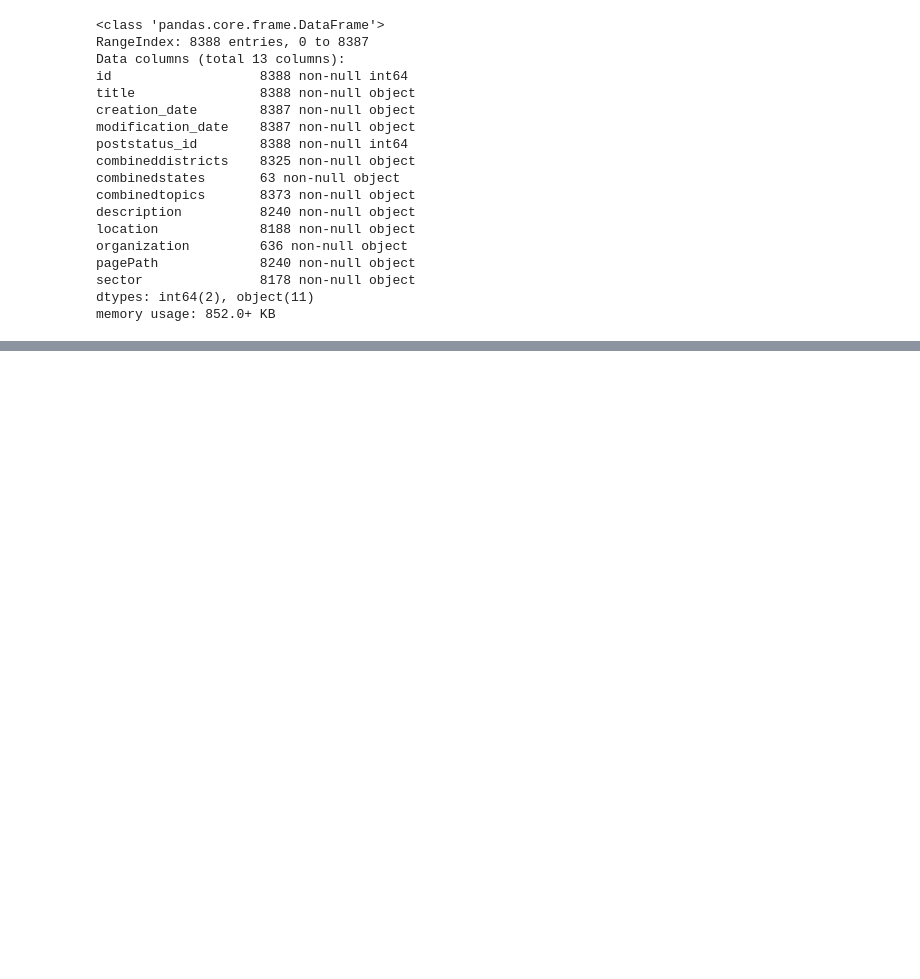
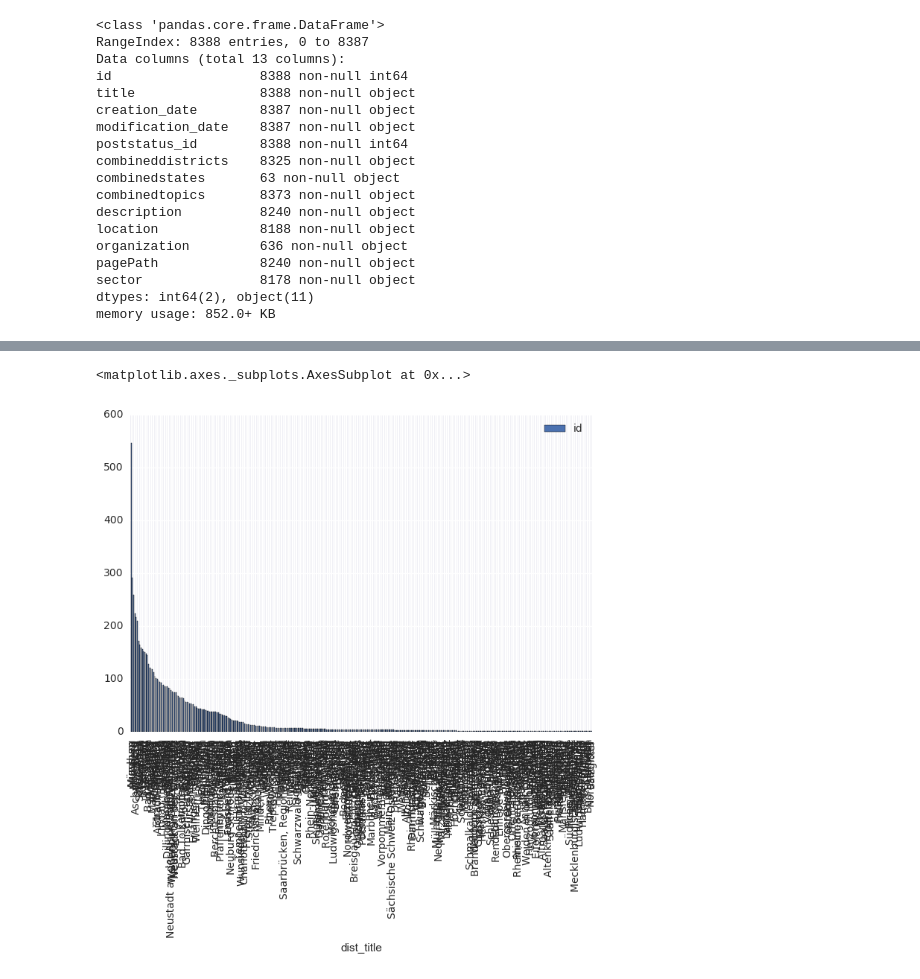
Before and after one commit to teoguso/dssg-data-dive-2017, a Jupyter notebook: notebooks/01-mg-first-data-exploration.ipynb, the cells around one changed output, grey strips where cells are left out. Cells and saved outputs as stored; diff of their text form; code cells hidden in the pictures; blank space fills up the shorter version.

```diff
--- a/notebooks/01-mg-first-data-exploration.ipynb
+++ b/notebooks/01-mg-first-data-exploration.ipynb
@@ -68,0 +279,8 @@ a
+# %%
+import seaborn as sns
+sns.set()
+# plt.yscale('log')
+full_record[["id", "dist_title"]].groupby("dist_title").aggregate('count').sort_values(by="id", ascending=False).plot.bar() #.sort_values() # .plot.bar()
+# %% [output]
+<matplotlib.axes._subplots.AxesSubplot at 0x...>
+[figure, added]
```
Also changed, not shown: parts of 27 cells of this notebook.
